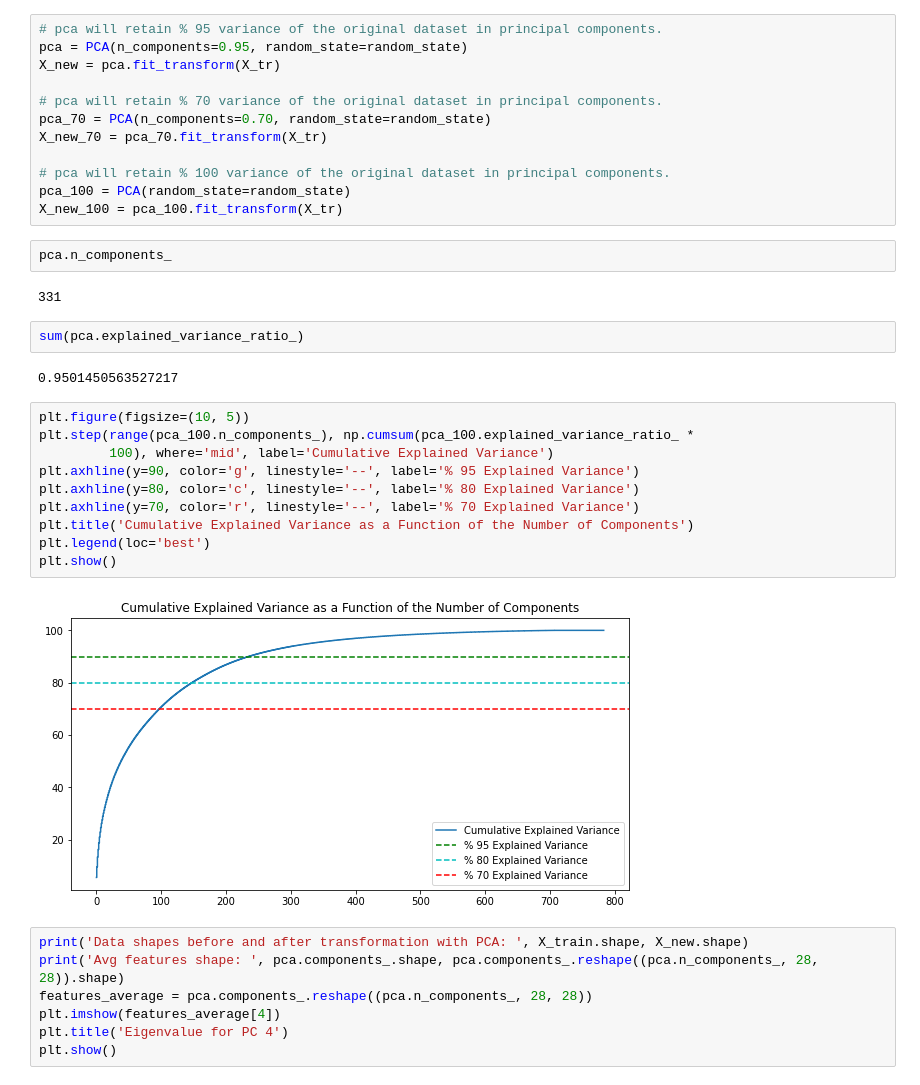
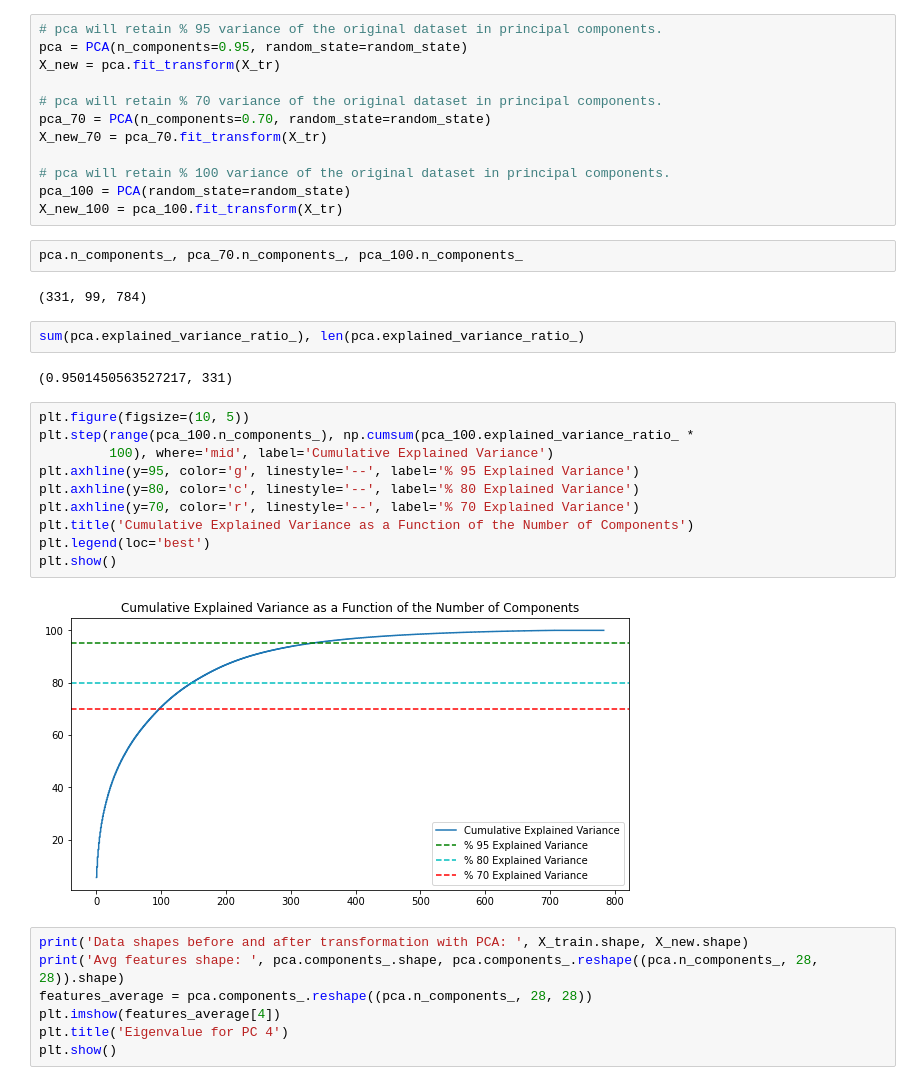
Before and after one commit to metinsenturk/class-materials, a Jupyter notebook: contents/pca/Digits.ipynb, the cells around one changed output. Saved outputs shown, nothing was run; the diff lists cells and outputs as text.

Commit message:
add few visuals

```diff
--- a/contents/pca/Digits.ipynb
+++ b/contents/pca/Digits.ipynb
@@ -56,25 +79,25 @@ X_new_70 = pca_70.fit_transform(X_tr)
 pca_100 = PCA(random_state=random_state)
 X_new_100 = pca_100.fit_transform(X_tr)
 # %%
-pca.n_components_
+pca.n_components_, pca_70.n_components_, pca_100.n_components_
 # %% [output]
-331
+(331, 99, 784)
 # %%
-sum(pca.explained_variance_ratio_)
+sum(pca.explained_variance_ratio_), len(pca.explained_variance_ratio_)
 # %% [output]
-0.9501450563527217
+(0.9501450563527217, 331)
 # %%
 plt.figure(figsize=(10, 5))
 plt.step(range(pca_100.n_components_), np.cumsum(pca_100.explained_variance_ratio_ *
          100), where='mid', label='Cumulative Explained Variance')
-plt.axhline(y=90, color='g', linestyle='--', label='% 95 Explained Variance')
+plt.axhline(y=95, color='g', linestyle='--', label='% 95 Explained Variance')
 plt.axhline(y=80, color='c', linestyle='--', label='% 80 Explained Variance')
 plt.axhline(y=70, color='r', linestyle='--', label='% 70 Explained Variance')
 plt.title('Cumulative Explained Variance as a Function of the Number of Components')
 plt.legend(loc='best')
 plt.show()
 # %% [output]
-[figure, old version]
+[figure, new version]
 # %%
 print('Data shapes before and after transformation with PCA: ', X_train.shape, X_new.shape)
 print('Avg features shape: ', pca.components_.shape, pca.components_.reshape((pca.n_components_, 28, 28)).shape)
```
Also changed, not shown: parts of 7 cells of this notebook, 9 other files.
